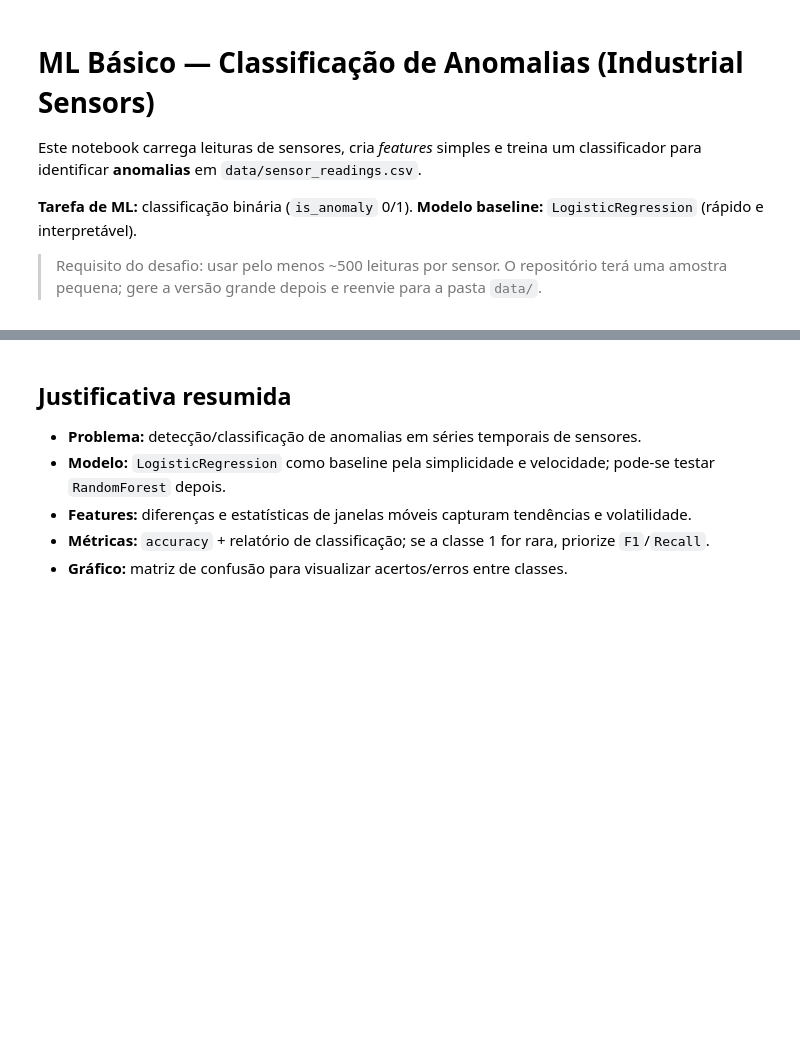
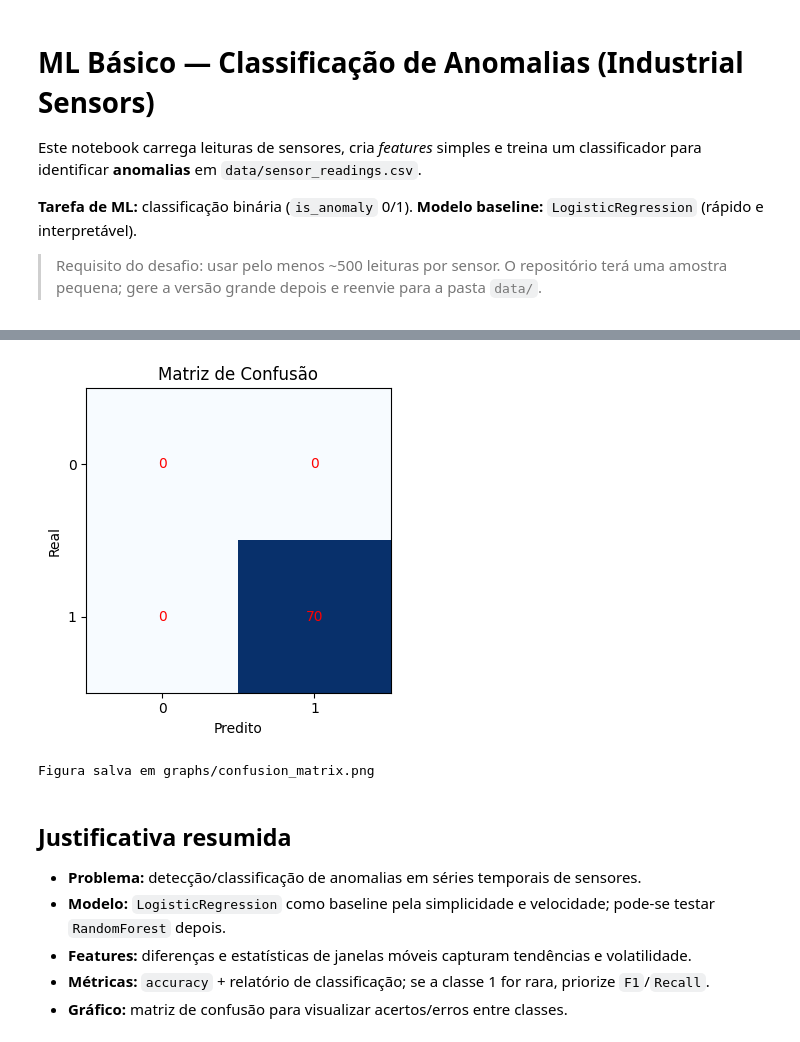
Before and after one commit to flahbocchino/hermes-reply-fase5, a Jupyter notebook: notebooks/ML_basico.ipynb, the cells around one changed output, grey strips where cells are left out. Cells and saved outputs as stored; diff of their text form; code cells hidden in the pictures; blank space fills up the shorter version.

Commit message:
Update ML_basico.ipynb: treino corrigido + matriz de confusão

```diff
--- a/notebooks/ML_basico.ipynb
+++ b/notebooks/ML_basico.ipynb
@@ -66,18 +280,0 @@ len(feat), feat.head(5)
-# %%
-# Split, escala, treino e avaliação
-X_train, X_test, y_train, y_test = train_test_split(
-    X, y, test_size=0.25, random_state=42, stratify=y
-)
-
-scaler = StandardScaler()
-X_train_sc = scaler.fit_transform(X_train)
-X_test_sc  = scaler.transform(X_test)
-
-clf = LogisticRegression(max_iter=1000)
-clf.fit(X_train_sc, y_train)
-
-y_pred = clf.predict(X_test_sc)
-acc = accuracy_score(y_test, y_pred)
-print(f"Accuracy: {acc:.3f}")
-print('\nRelatório de Classificação:')
-print(classification_report(y_test, y_pred))
@@ -84,20 +362,37 @@ print(classification_report(y_test, y_pred))
 # %%
-# Matriz de confusão (matplotlib puro, sem seaborn)
-cm = confusion_matrix(y_test, y_pred)
-fig, ax = plt.subplots(figsize=(4, 4))
-im = ax.imshow(cm, interpolation='nearest')
+from sklearn.metrics import confusion_matrix
+import matplotlib.pyplot as plt
+from pathlib import Path
+
+labels = [0, 1]
+cm = confusion_matrix(y_test, y_pred, labels=labels)  # sempre 2x2
+
+fig, ax = plt.subplots(figsize=(4,4))
+ax.imshow(cm, interpolation='nearest', cmap=plt.cm.Blues)
 ax.set_title('Matriz de Confusão')
 ax.set_xlabel('Predito')
 ax.set_ylabel('Real')
-ax.set_xticks([0, 1])
-ax.set_yticks([0, 1])
-for (i, j), v in np.ndenumerate(cm):
-    ax.text(j, i, str(v), ha='center', va='center')
+ax.set_xticks(range(len(labels)))
+ax.set_xticklabels(labels)
+ax.set_yticks(range(len(labels)))
+ax.set_yticklabels(labels)
+
+# escreve os valores nas células
+for i in range(cm.shape[0]):
+    for j in range(cm.shape[1]):
+        ax.text(j, i, str(cm[i, j]), ha='center', va='center', color="red")
+
 plt.tight_layout()
-out_path = GRAPHS_DIR / 'confusion_matrix.png'
-plt.savefig(out_path, dpi=150)
+
+# salvar na pasta graphs/
+Path("graphs").mkdir(exist_ok=True)
+plt.savefig("graphs/confusion_matrix.png", dpi=150)
 plt.show()
-print(f'Figura salva em: {out_path}')
+
+print("Figura salva em graphs/confusion_matrix.png")
+# %% [output]
+[figure, added]
+Figura salva em graphs/confusion_matrix.png
 # %% [markdown]
 ## Justificativa resumida
 - **Problema:** detecção/classificação de anomalias em séries temporais de sensores.
```
Also changed, not shown: parts of 8 cells of this notebook.
